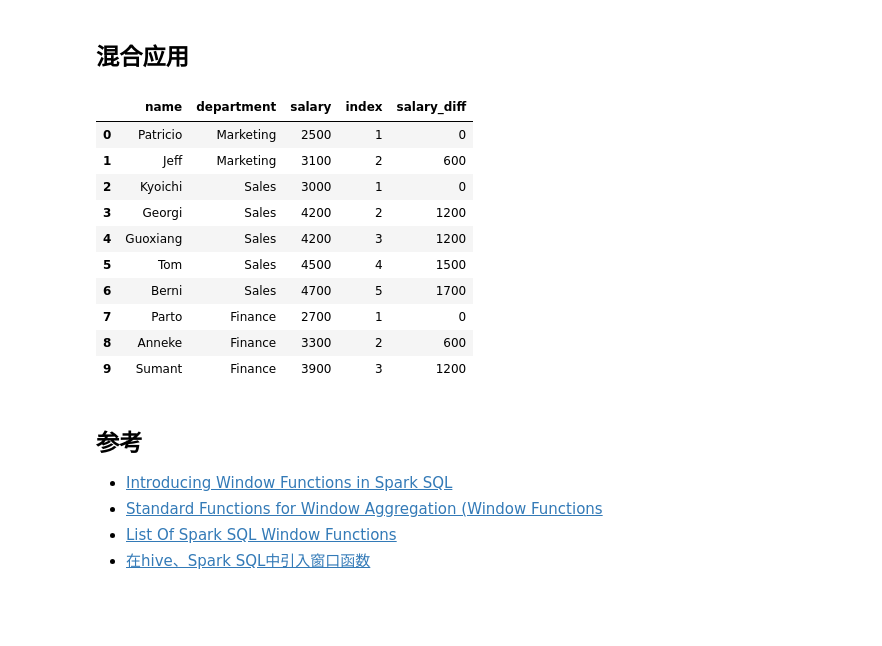
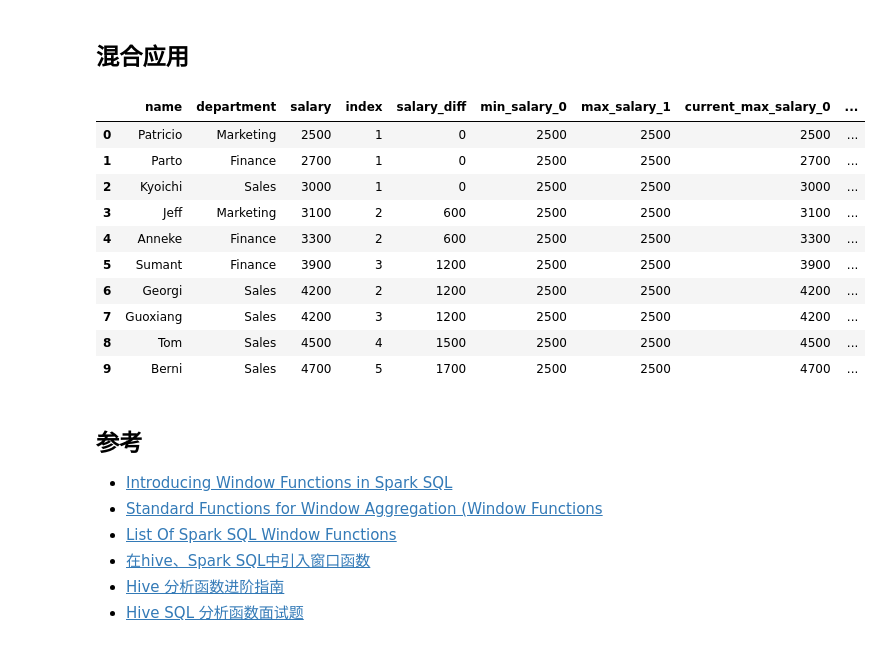
Before and after one commit to clelandgt/spark_learn, a Jupyter notebook: jupyter_sql/sparksql_window_function.ipynb, the cells around one changed output. Drawn from its saved outputs; the diff is of its cells as text; code cells hidden in the pictures; blank space fills up the shorter version.

```diff
--- a/jupyter_sql/sparksql_window_function.ipynb
+++ b/jupyter_sql/sparksql_window_function.ipynb
@@ -273,28 +289,39 @@ FROM(
 # %%
 spark.sql("""
 SELECT
     name
     ,department
     ,salary
     ,row_number() over(partition by department order by salary) as index
-    ,salary - (min(salary) over(partition by department order by salary)) as salary_diff
+    ,salary - (min(salary) over(partition by department order by salary)) as salary_diff -- 比部门最低工资高多少
+    ,min(salary) over() as min_salary_0 -- 最小工资
+    ,first_value(salary) over(order by salary) as max_salary_1
+
+    ,max(salary) over(order by salary) as current_max_salary_0 -- 截止到当前最大工资
+    ,last_value(salary) over(order by salary) as current_max_salary_1
+
+    ,max(salary) over(partition by department order by salary rows between 1 FOLLOWING and 1 FOLLOWING) as next_salary_0 -- 按照salary排序下一条记录
+    ,lead(salary) over(partition by department order by salary) as next_salary_1
 FROM salary
+WHERE salary is not null
 """).toPandas()
 # %% [output]
-|  | name | department | salary | index | salary_diff |
-| 0 | Patricio | Marketing | 2500 | 1 | 0 |
-| 1 | Jeff | Marketing | 3100 | 2 | 600 |
-| 2 | Kyoichi | Sales | 3000 | 1 | 0 |
-| 3 | Georgi | Sales | 4200 | 2 | 1200 |
-| 4 | Guoxiang | Sales | 4200 | 3 | 1200 |
-| 5 | Tom | Sales | 4500 | 4 | 1500 |
-| 6 | Berni | Sales | 4700 | 5 | 1700 |
-| 7 | Parto | Finance | 2700 | 1 | 0 |
-| 8 | Anneke | Finance | 3300 | 2 | 600 |
-| 9 | Sumant | Finance | 3900 | 3 | 1200 |
+|  | name | department | salary | index | salary_diff | min_salary_0 | max_salary_1 | current_max_salary_0 | ... |
+| 0 | Patricio | Marketing | 2500 | 1 | 0 | 2500 | 2500 | 2500 | ... |
+| 1 | Parto | Finance | 2700 | 1 | 0 | 2500 | 2500 | 2700 | ... |
+| 2 | Kyoichi | Sales | 3000 | 1 | 0 | 2500 | 2500 | 3000 | ... |
+| 3 | Jeff | Marketing | 3100 | 2 | 600 | 2500 | 2500 | 3100 | ... |
+| 4 | Anneke | Finance | 3300 | 2 | 600 | 2500 | 2500 | 3300 | ... |
+| 5 | Sumant | Finance | 3900 | 3 | 1200 | 2500 | 2500 | 3900 | ... |
+| 6 | Georgi | Sales | 4200 | 2 | 1200 | 2500 | 2500 | 4200 | ... |
+| 7 | Guoxiang | Sales | 4200 | 3 | 1200 | 2500 | 2500 | 4200 | ... |
+| 8 | Tom | Sales | 4500 | 4 | 1500 | 2500 | 2500 | 4500 | ... |
+| 9 | Berni | Sales | 4700 | 5 | 1700 | 2500 | 2500 | 4700 | ... |
 # %% [markdown]
 ## 参考
 - [Introducing Window Functions in Spark SQL](https://databricks.com/blog/2015/07/15/introducing-window-functions-in-spark-sql.html?utm_source=twitterfeed&utm_medium=twitter)
 - [Standard Functions for Window Aggregation (Window Functions](https://jaceklaskowski.gitbooks.io/mastering-spark-sql/spark-sql-functions-windows.html)
 - [List Of Spark SQL Window Functions](https://sparkbyexamples.com/spark/spark-sql-window-functions/)
 - [在hive、Spark SQL中引入窗口函数](https://blog.csdn.net/yangshaojun1992/article/details/84074863)
+- [Hive 分析函数进阶指南](https://mp.weixin.qq.com/s/Fg222uE_5FDRQ4oEE7lHwQ)
+- [Hive SQL 分析函数面试题](https://mp.weixin.qq.com/s/W3u2ZrwbZoYb2yrKOK_RqA)
```
Also changed, not shown: parts of 6 cells of this notebook.
